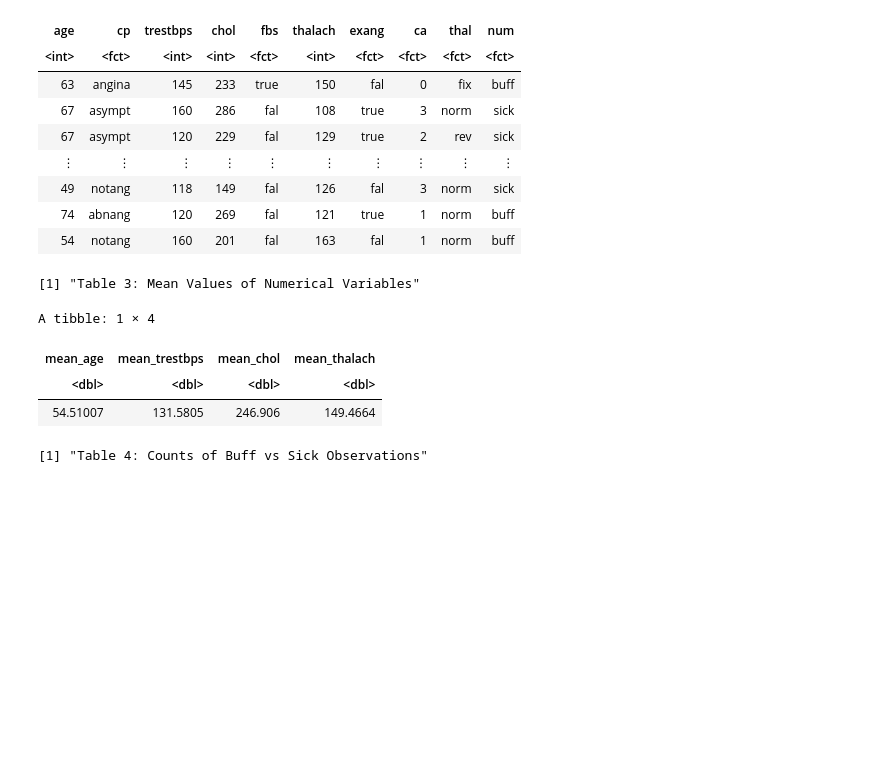
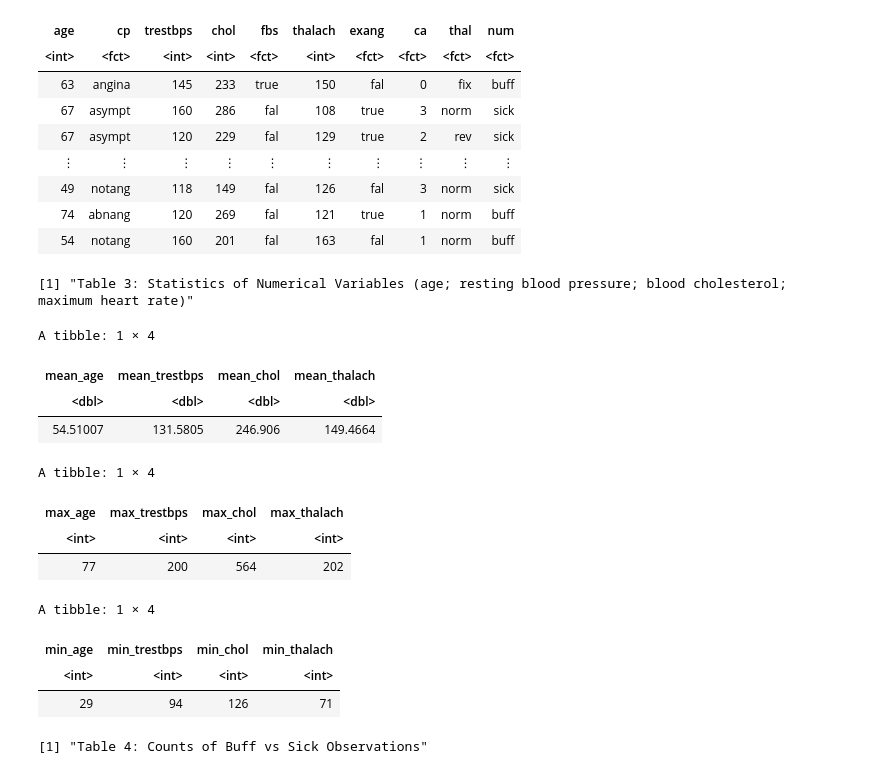
Before and after one commit to JennWan/Group_Project, a Jupyter notebook: newcleveland_2.ipynb, the cells around one changed output. Saved outputs shown, nothing was run; the diff lists cells and outputs as text; code cells hidden in the pictures; blank space fills up the shorter version.

Commit message:
stats table (added max + min)

```diff
--- a/newcleveland_2.ipynb
+++ b/newcleveland_2.ipynb
@@ -98,24 +98,50 @@ A tibble: 298 × 10
 | 74 | abnang | 120 | 269 | fal | 121 | true | 1 | norm | buff |
 | 54 | notang | 160 | 201 | fal | 163 | fal | 1 | norm | buff |
 # %%
-# find the mean values of numerical variables in our data set to discuss the effects of preprocessing
+# find the statistics (mean/max/min) of numerical variables in our data set to discuss the effects of preprocessing
 
 mean_table <- cleveland_tidy |>
     mutate(mean_age = mean(age),
           mean_trestbps = mean(trestbps),
           mean_chol = mean(chol),
           mean_thalach = mean(thalach)) |>
     select(mean_age, mean_trestbps, mean_chol, mean_thalach) |>
     slice(1)
+max_table <- cleveland_tidy |>
+    mutate(max_age = max(age),
+          max_trestbps = max(trestbps),
+          max_chol = max(chol),
+          max_thalach = max(thalach)) |>
+    select(max_age, max_trestbps, max_chol, max_thalach) |>
+    slice(1)
 
-print("Table 3: Mean Values of Numerical Variables")
+min_table <- cleveland_tidy |>
+    mutate(min_age = min(age),
+          min_trestbps = min(trestbps),
+          min_chol = min(chol),
+          min_thalach = min(thalach)) |>
+    select(min_age, min_trestbps, min_chol, min_thalach) |>
+    slice(1)
+
+print("Table 3: Statistics of Numerical Variables (age; resting blood pressure; blood cholesterol; maximum heart rate)")
+
 mean_table
+max_table
+min_table
 # %% [output]
-[1] "Table 3: Mean Values of Numerical Variables"
+[1] "Table 3: Statistics of Numerical Variables (age; resting blood pressure; blood cholesterol; maximum heart rate)"
 A tibble: 1 × 4
 | mean_age | mean_trestbps | mean_chol | mean_thalach |
 | <dbl> | <dbl> | <dbl> | <dbl> |
 | 54.51007 | 131.5805 | 246.906 | 149.4664 |
+A tibble: 1 × 4
+| max_age | max_trestbps | max_chol | max_thalach |
+| <int> | <int> | <int> | <int> |
+| 77 | 200 | 564 | 202 |
+A tibble: 1 × 4
+| min_age | min_trestbps | min_chol | min_thalach |
+| <int> | <int> | <int> | <int> |
+| 29 | 94 | 126 | 71 |
 # %%
 # find the number and percentage of differing presence of heart disease observations in our data set
 # to check for class imbalance
```
